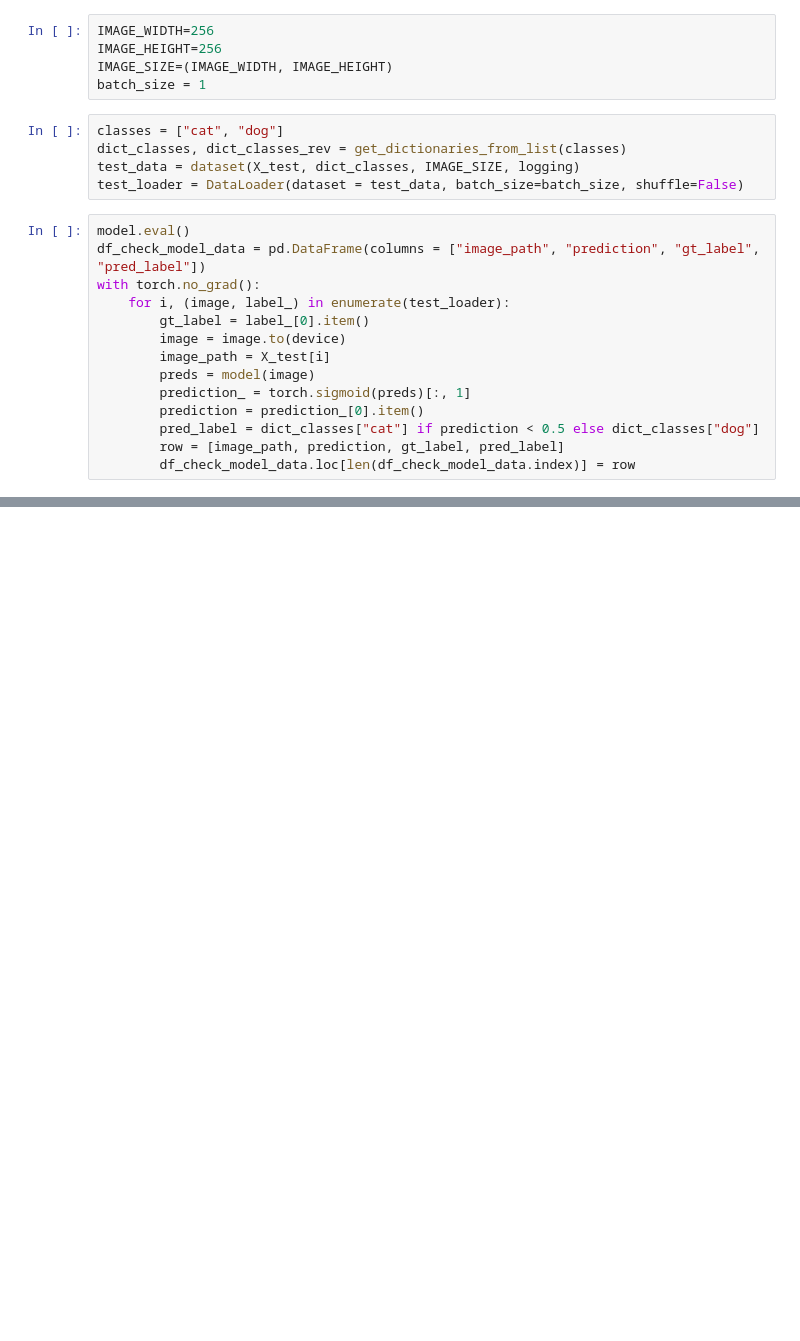
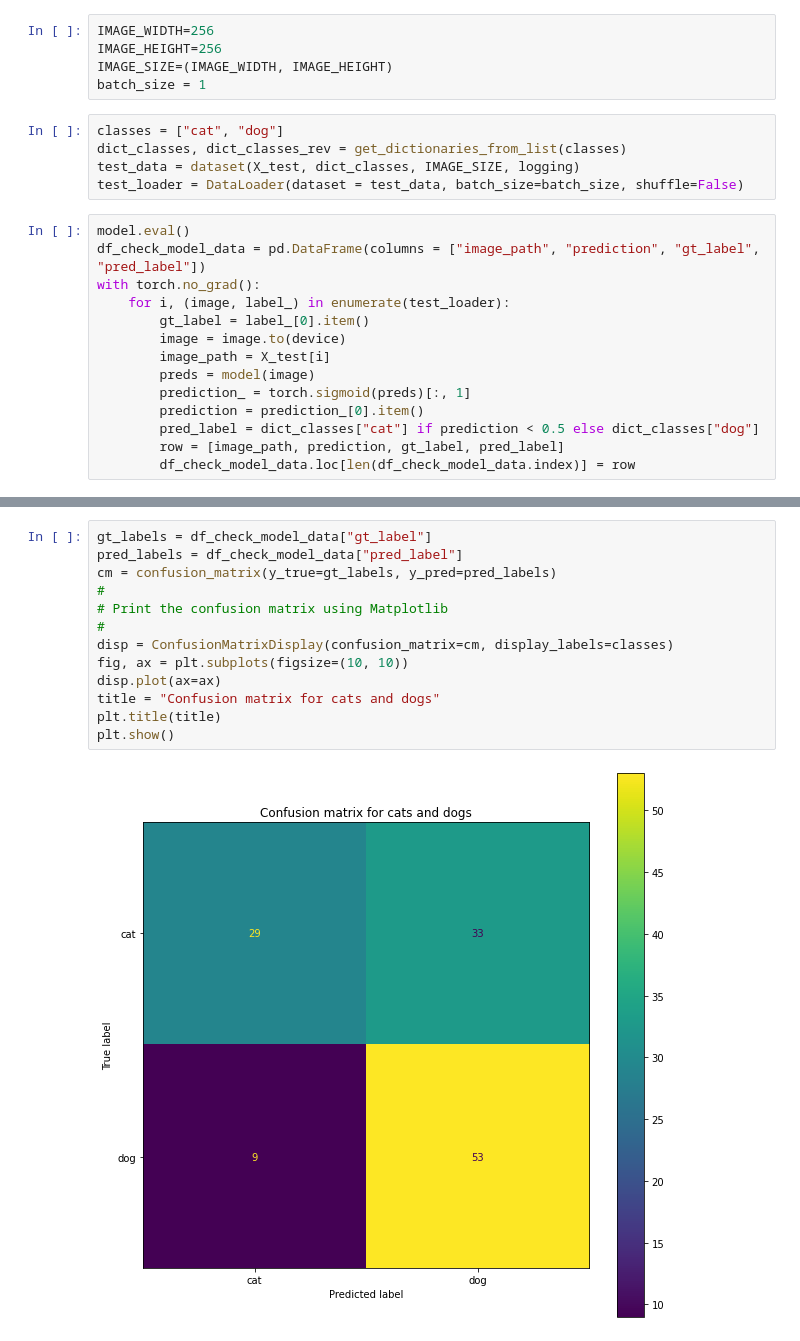
Before and after one commit to arame/DogCatClassificationwithVGG16, a Jupyter notebook: 4a_Pytorch CNN Dog or Cat Classification.ipynb, the cells around one changed output, grey strips where cells are left out. Drawn from its saved outputs; the diff is of its cells as text; blank space fills up the shorter version.

Commit message:
Improve the visual effect of the confusion matrix

```diff
--- a/4a_Pytorch CNN Dog or Cat Classification.ipynb
+++ b/4a_Pytorch CNN Dog or Cat Classification.ipynb
@@ -128,0 +129,15 @@ test_accuracy : 0.6935478448867798, test_loss : 0.5414873361587524
+# %%
+gt_labels = df_check_model_data["gt_label"]
+pred_labels = df_check_model_data["pred_label"]
+cm = confusion_matrix(y_true=gt_labels, y_pred=pred_labels)
+#
+# Print the confusion matrix using Matplotlib
+#
+disp = ConfusionMatrixDisplay(confusion_matrix=cm, display_labels=classes)
+fig, ax = plt.subplots(figsize=(10, 10))
+disp.plot(ax=ax)
+title = "Confusion matrix for cats and dogs"
+plt.title(title)
+plt.show()
+# %% [output]
+[figure, added]
```
Also changed, not shown: parts of 8 cells of this notebook.
